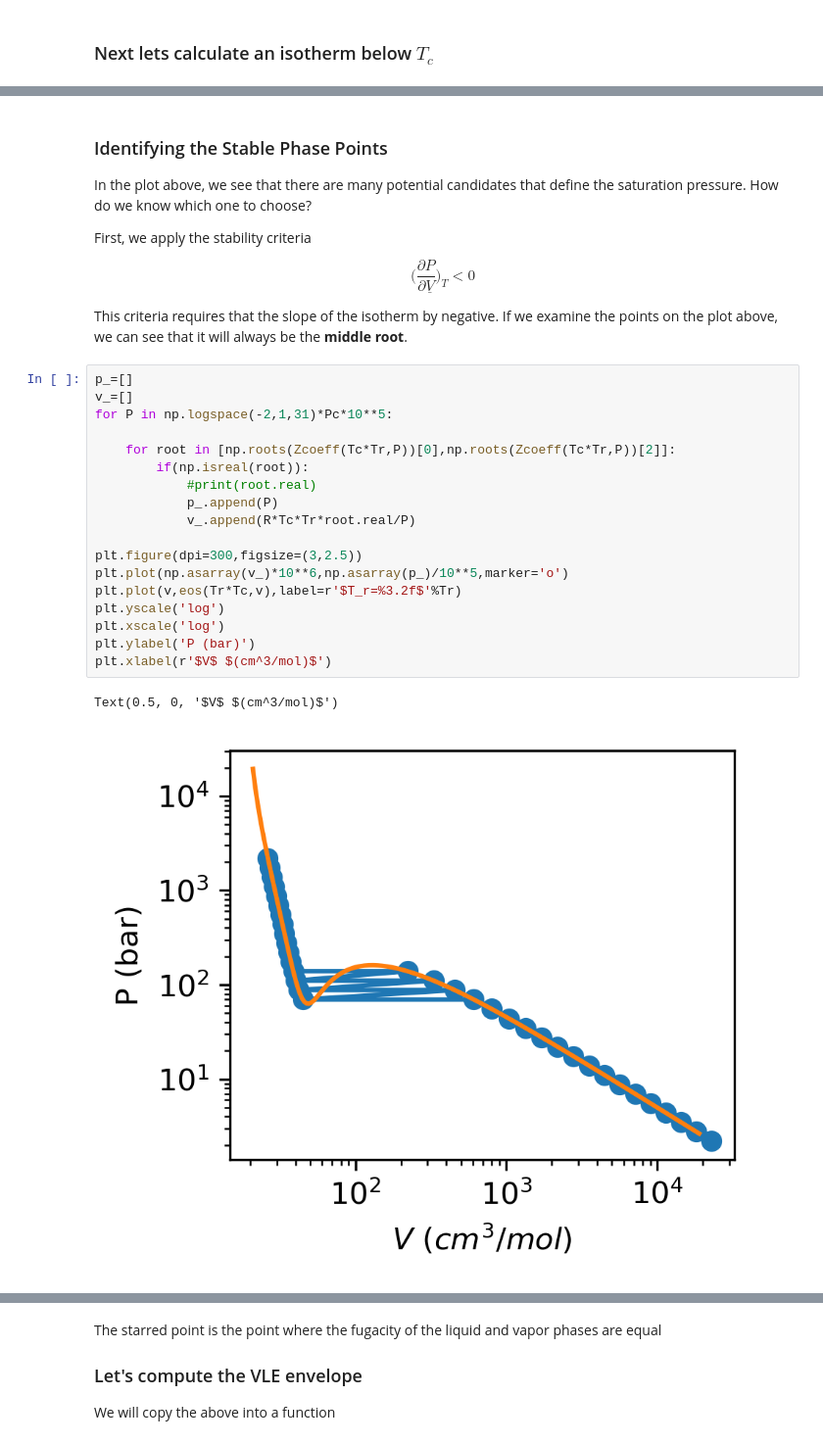
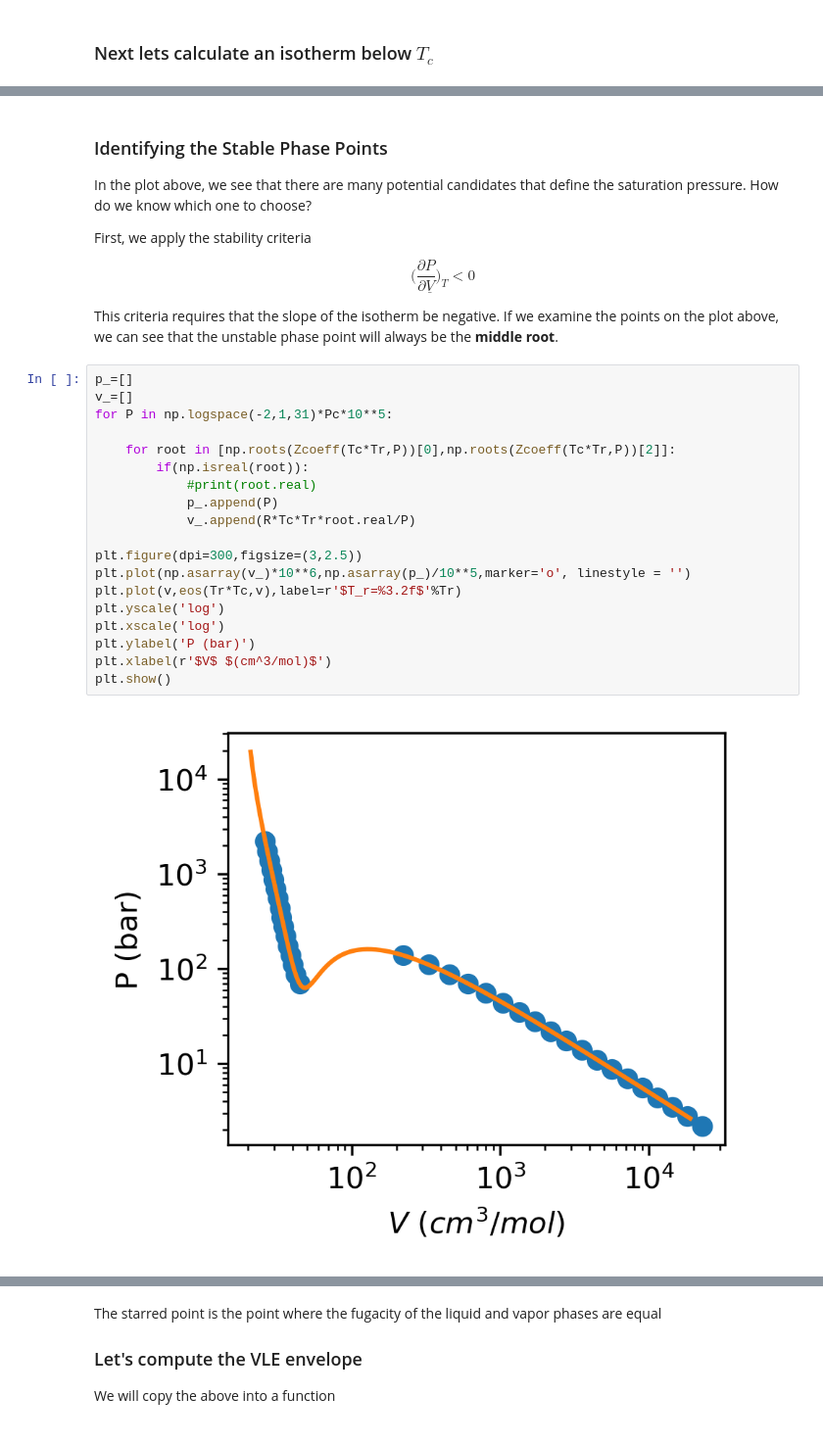
Before and after one commit to richardslaboratory/ChBE211_OER, a Jupyter notebook: _sources/Ch4/6.Calculating-Fugacity.ipynb, the cells around one changed output, grey strips where cells are left out. Shown at 98% size. Drawn from its saved outputs; the diff is of its cells as text.

```diff
--- a/_sources/Ch4/6.Calculating-Fugacity.ipynb
+++ b/_sources/Ch4/6.Calculating-Fugacity.ipynb
@@ -240,28 +239,28 @@ First, we apply the stability criteria
 
 $$\bigg(\dfrac{\partial P}{\partial \underline{V}}\bigg)_T<0$$
 
-This criteria requires that the slope of the isotherm by negative. If we examine the points on the plot above, we can see that it will always be the **middle root**.
+This criteria requires that the slope of the isotherm be negative. If we examine the points on the plot above, we can see that the unstable phase point will always be the **middle root**.
 # %%
 p_=[]
 v_=[]
 for P in np.logspace(-2,1,31)*Pc*10**5:
 
     for root in [np.roots(Zcoeff(Tc*Tr,P))[0],np.roots(Zcoeff(Tc*Tr,P))[2]]:
         if(np.isreal(root)):
             #print(root.real)
             p_.append(P)
             v_.append(R*Tc*Tr*root.real/P)
 
 plt.figure(dpi=300,figsize=(3,2.5))
-plt.plot(np.asarray(v_)*10**6,np.asarray(p_)/10**5,marker='o')
+plt.plot(np.asarray(v_)*10**6,np.asarray(p_)/10**5,marker='o', linestyle = '')
 plt.plot(v,eos(Tr*Tc,v),label=r'$T_r=%3.2f$'%Tr)
 plt.yscale('log')
 plt.xscale('log')
 plt.ylabel('P (bar)')
 plt.xlabel(r'$V$ $(cm^3/mol)$')
+plt.show()
 # %% [output]
-Text(0.5, 0, '$V$ $(cm^3/mol)$')
-[figure, old version]
+[figure, new version]
 # %% [markdown]
 ### Calculating the fugacity of the liquid and vapor phases.
 
```
Also changed, not shown: parts of 13 cells of this notebook, 33 other files.
